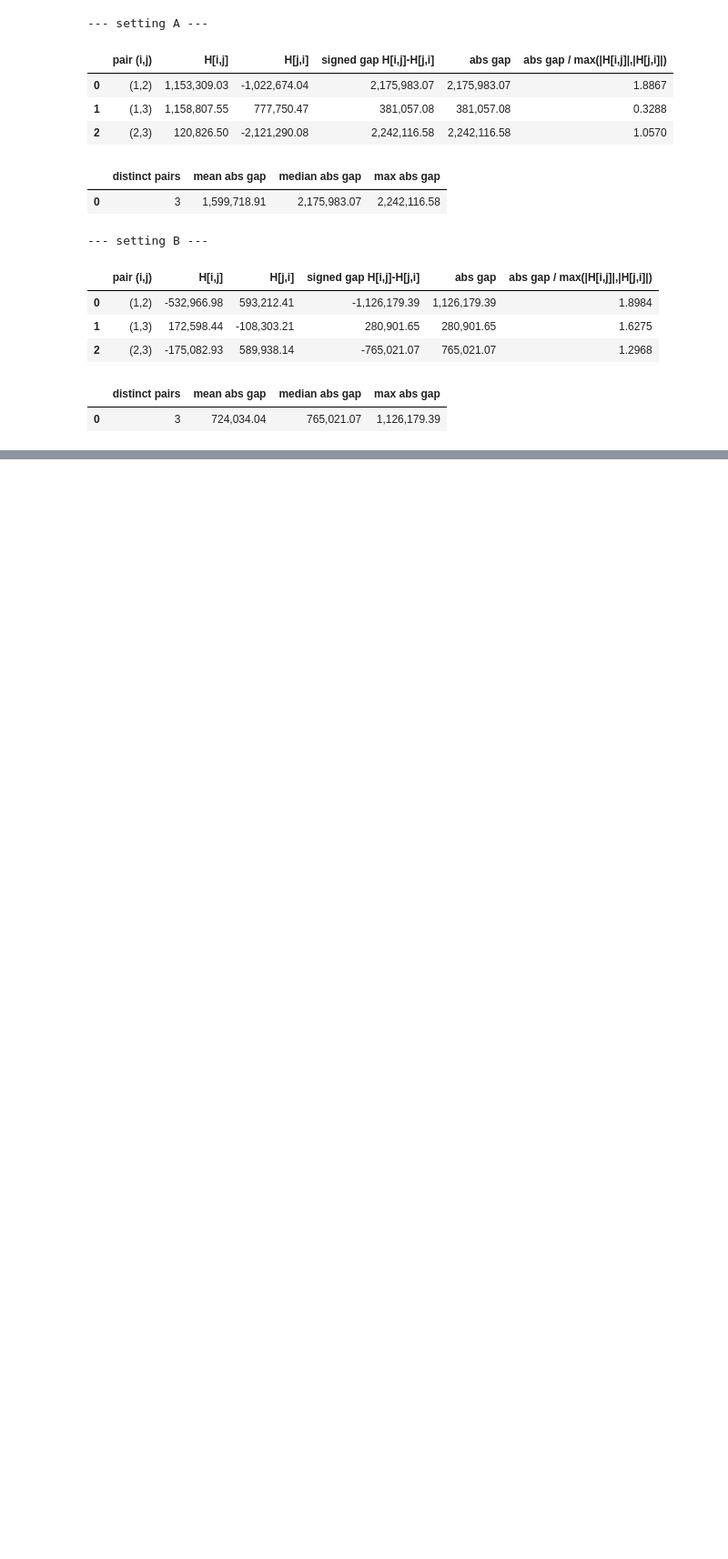
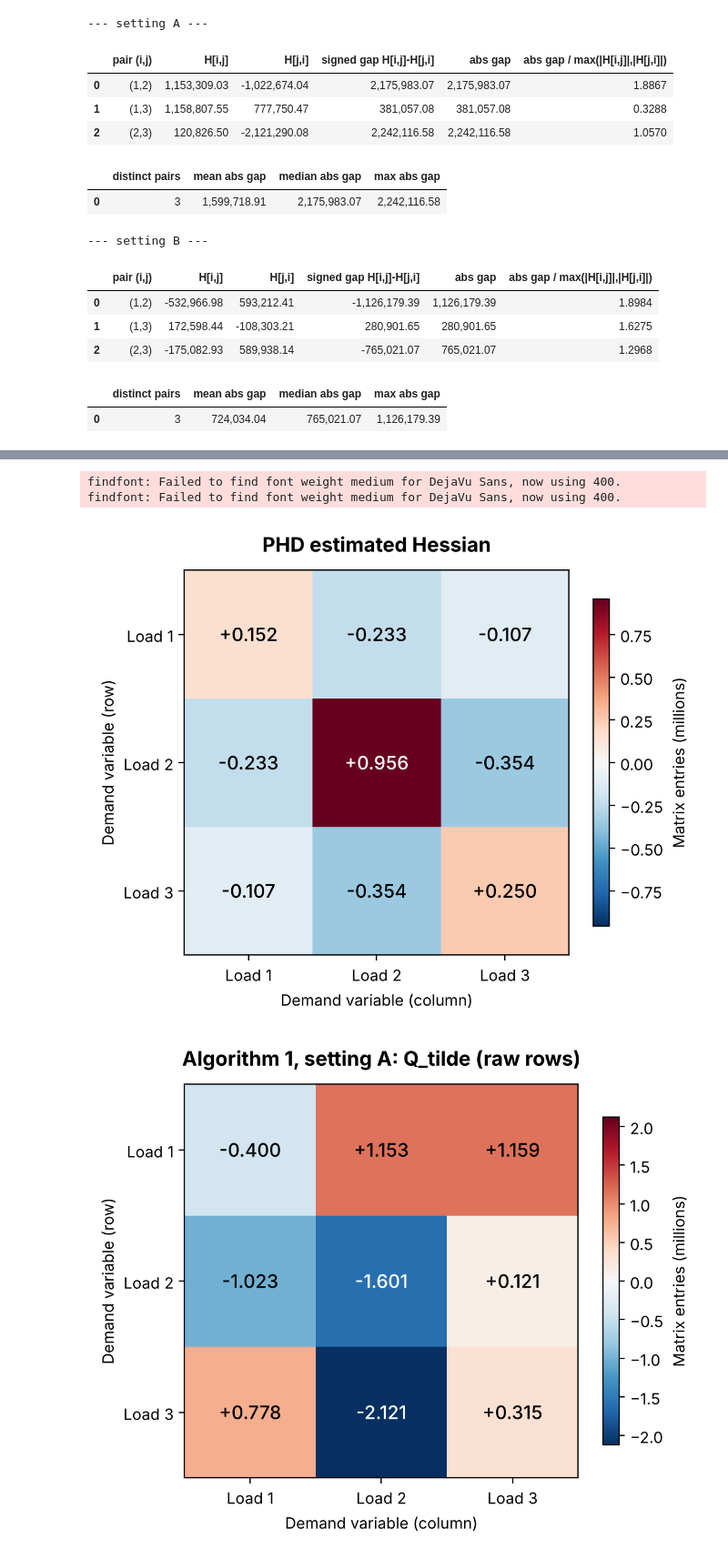
Before and after one commit to hitotoro24/PICART, a Jupyter notebook: weeks/2026-W46/maple_diagnostics/maple_opfdata_hessian_3d.ipynb, the cells around one changed output, grey strips where cells are left out. Shown at 91% size. Drawn from its saved outputs; the diff is of its cells as text; code cells hidden in the pictures; blank space fills up the shorter version.

```diff
--- a/weeks/2026-W46/maple_diagnostics/maple_opfdata_hessian_3d.ipynb
+++ b/weeks/2026-W46/maple_diagnostics/maple_opfdata_hessian_3d.ipynb
@@ -284,10 +288,10 @@ estimates; no column is a truth value.
 # %%
 for k in settings:
     print(f"--- setting {k}: Q_tilde vs PHD ---")
-    display(L.comparison_table(H_raw[k], H_phd, f"Q_tilde {k}"))
-    asym = np.linalg.norm(H_raw[k] - H_raw[k].T) / np.linalg.norm(H_raw[k])
-    print(f"--- setting {k}: Q_hat (Algorithm 1 output) vs PHD   (asymmetry of Q_tilde ||Q-Qᵀ||/||Q|| = {asym:.3f}) ---")
-    display(L.comparison_table(H_hat[k], H_phd, f"Q_hat {k}"))
+    display(L.comparison_table(Q_tilde[k], H_phd, f"Q_tilde {k}"))
+    asym = np.linalg.norm(Q_tilde[k] - Q_tilde[k].T) / np.linalg.norm(Q_tilde[k])
+    print(f"--- setting {k}: Q_hat vs PHD   (asymmetry of Q_tilde ||Q-Q^T||/||Q|| = {asym:.3f}) ---")
+    display(L.comparison_table(Q_hat[k], H_phd, f"Q_hat {k}"))
 # %% [output]
 --- setting A: Q_tilde vs PHD ---
 |  | entry | Q_tilde A | PHD | CART - PHD | |CART - PHD| |
@@ -338,9 +339,0 @@ for k in settings:
-# %%
-fig, axes = plt.subplots(2, 3, figsize=(13, 7.5))
-L.heatmap(H_phd, "PHD", axes[0, 0])
-L.heatmap(H_raw["A"], "Q̃ (Algorithm 1 before line 19), setting A", axes[0, 1])
-L.heatmap(np.abs(H_raw["A"] - H_raw["A"].T), "|H − Hᵀ|, setting A", axes[0, 2], absolute=True)
-L.heatmap(np.abs(H_hat["A"] - H_phd), "|Q̂ A − PHD|", axes[1, 0], absolute=True)
-L.heatmap(H_raw["B"], "Q̃ (Algorithm 1 before line 19), setting B", axes[1, 1])
-L.heatmap(np.abs(H_raw["B"] - H_raw["B"].T), "|H − Hᵀ|, setting B", axes[1, 2], absolute=True)
-fig.tight_layout(); plt.show()
@@ -348,0 +345,39 @@ fig.tight_layout(); plt.show()
+# %%
+def plot_hessian(matrix, title, absolute=False):
+    """Display one annotated matrix in millions of original units.
+
+    Args:
+        matrix: square matrix to plot.
+        title: figure title naming the estimator or diagnostic.
+        absolute: use a non-negative colour scale (for gaps and |differences|).
+    """
+    values = np.asarray(matrix, float) / 1e6
+    fig, ax = plt.subplots(figsize=(5.6, 4.6))
+    if absolute:
+        image = ax.imshow(values, cmap="YlOrRd", vmin=0)
+    else:
+        vmax = max(0.1, float(np.nanmax(np.abs(values))))
+        image = ax.imshow(values, cmap="RdBu_r", vmin=-vmax, vmax=vmax)
+    for i in range(values.shape[0]):
+        for j in range(values.shape[1]):
+            color = "white" if abs(values[i, j]) > 0.60 * max(np.nanmax(np.abs(values)), 1e-12) else "black"
+            ax.text(j, i, f"{values[i, j]:+.3f}" if not absolute else f"{values[i, j]:.3f}",
+                    ha="center", va="center", fontsize=12, weight="medium", color=color)
+    ticks = np.arange(values.shape[0])
+    ax.set_xticks(ticks, [f"Load {j+1}" for j in ticks]); ax.set_yticks(ticks, [f"Load {j+1}" for j in ticks])
+    ax.set_xlabel("Demand variable (column)"); ax.set_ylabel("Demand variable (row)")
+    ax.set_title(title, fontsize=13, weight="bold", pad=12)
+    fig.colorbar(image, ax=ax, shrink=.83, label="Matrix entries (millions)")
+    fig.tight_layout(); plt.show()
+
+
+plot_hessian(H_phd, "PHD estimated Hessian")
+for k in settings:
+    plot_hessian(Q_tilde[k], f"Algorithm 1, setting {k}: Q_tilde (raw rows)")
+    plot_hessian(np.abs(Q_tilde[k] - Q_tilde[k].T), f"Setting {k}: symmetry discrepancy |Q_tilde - Q_tilde^T|", absolute=True)
+    plot_hessian(np.abs(Q_hat[k] - H_phd), f"Setting {k}: |Q_hat - PHD| (disagreement, not error)", absolute=True)
+# %% [output]
+findfont: Failed to find font weight medium for DejaVu Sans, now using 400.
+findfont: Failed to find font weight medium for DejaVu Sans, now using 400.
+[figure, added]
+[figure, added]
```
Also changed, not shown: parts of 26 cells of this notebook, 3 other files.
